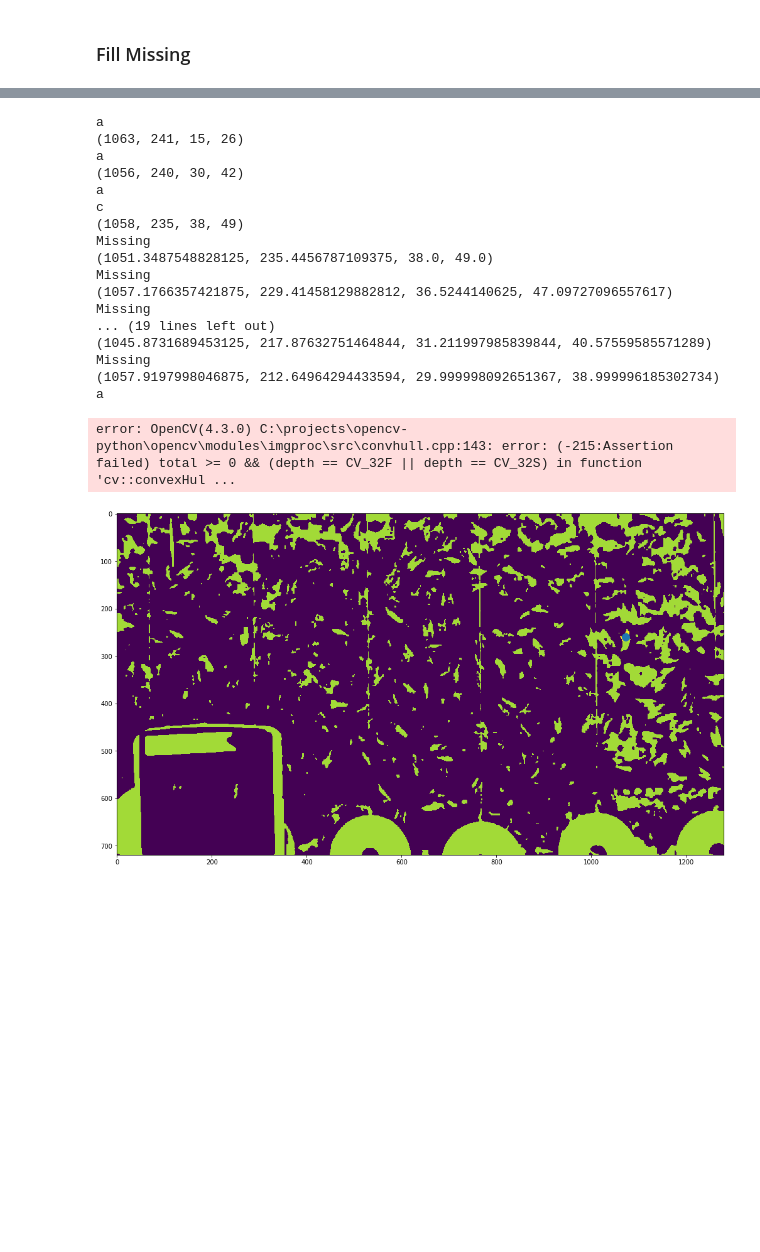
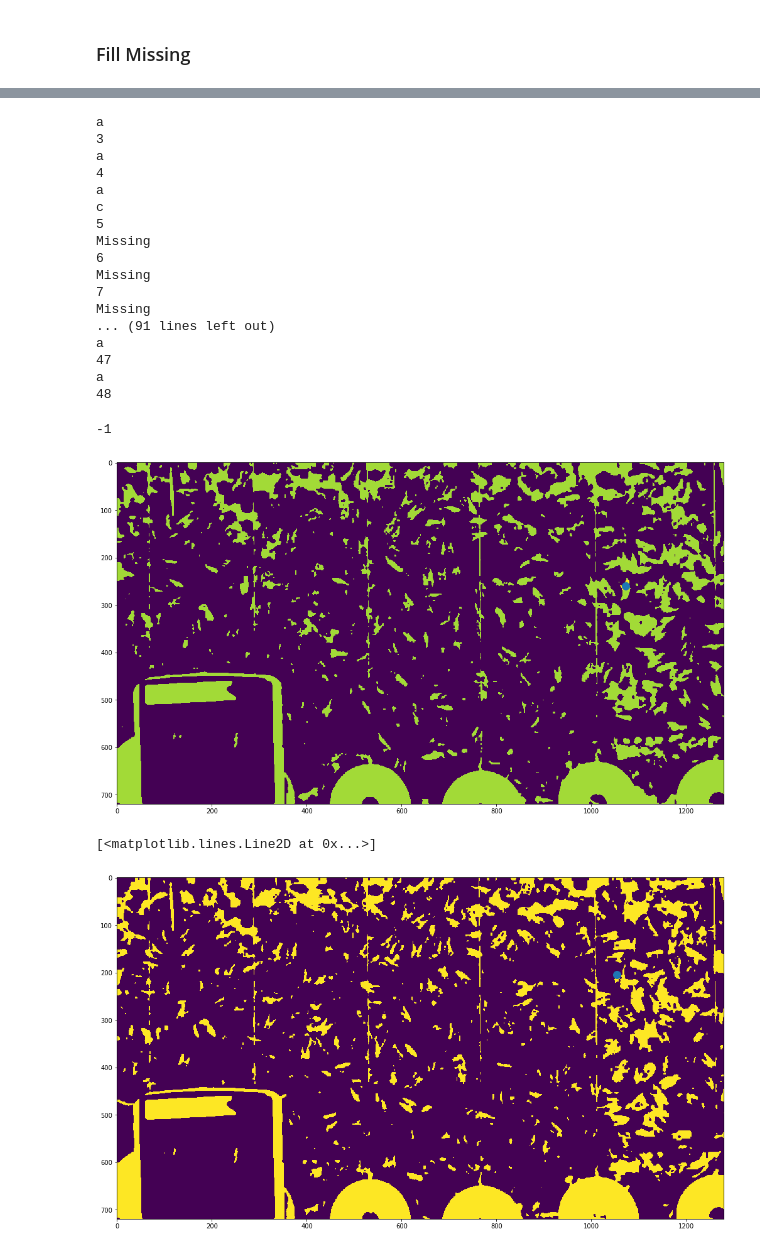
Before and after one commit to Jreece18/WaggleDanceTracker, a Jupyter notebook: TidyDataset.ipynb, the cells around one changed output, grey strips where cells are left out. Drawn from its saved outputs; the diff is of its cells as text; code cells hidden in the pictures; blank space fills up the shorter version.

```diff
--- a/TidyDataset.ipynb
+++ b/TidyDataset.ipynb
@@ -727,9 +728,9 @@ rang = np.arange(clust.loc[0, 'frame'], clust.iloc[-1, :]['frame'], 1)
 missing = list(set(rang)-set(df.frame.values)) # Frames where waggle missing from df
 
 counter = start
+cap = cv2.VideoCapture('Bees10.mov')
 cap.set(1, start)
 ret, frame = cap.read()
-
 
 # Preprocessing
 gray = cv2.cvtColor(frame, cv2.COLOR_BGR2GRAY)
@@ -752,10 +753,14 @@ plt.plot(centre[0], centre[1], marker='o', markersize=12)
 contour = findFullContour(opening, centre)
 rect, box = getFittedBox(contour)
 bbox = rotatedBoxConverter(box)
+avg = bbox[2]*bbox[3]
+total = avg
 
 # Create tracker
 tracker = cv2.TrackerCSRT_create()
 tracker.init(frame, bbox)
+
+rois = []
 
 while counter < end:
     counter += 1
@@ -769,67 +774,101 @@ while counter < end:
     opening = cv2.morphologyEx(thresh, cv2.MORPH_OPEN, kernel, iterations = 2)
     opening = cv2.erode(opening, kernel, iterations=1)
 
+    # If frame not in df, use tracker to fill in the missing
     if counter in missing:
         print('Missing')
         # update tracker
         ret, bbox = tracker.update(frame)
 
+
+    # Else, get a more accurate contour
     else:
         # make bbox around contour and initialise tracker
         print('a')
         waggle = clust[clust['frame']==counter].reset_index()
-        # Add fix for if frame has multiple instances
-        # If KNN is implemented to remove the outlier before this code, it will not be needed
         x, y = waggle.loc[0, 'x'], waggle.loc[0, 'y']
-        bbox = x-10, y-10, 20, 20
+        bbox = x-15, y-15, 30, 30
         contour = findROIContour(opening, bbox)
         centre = getContourMoment(contour)
         contour = findFullContour(opening, centre)
         rect, box = getFittedBox(contour)
         bbox = rotatedBoxConverter(box)
+        # If too large, centre around ROI contour and get bounding box of cropped contour
+        if bbox[2]*bbox[3] > avg*1.5:
+            print('Too Large')
+            # Re-centre ROI to contour, and get bbox on cropped contour
+            x, y = centre
+            bbox = x-15, y-15, 30, 30
+            contour = findROIContour(opening, bbox)
+            rect, box = getFittedBox(contour)
+            print(rect[-1])
+            bbox = rotatedBoxConverter(box)
 
-
+    # If next frame is missing data, initialise tracker on bounding box
     if counter not in missing and counter + 1 in missing:
         print('c')
         # find contour
         tracker = cv2.TrackerCSRT_create()
         tracker.init(frame, bbox)
 
+
+    # VISUALS
     if ret:
     # Tracking success
         p1 = (int(bbox[0]), int(bbox[1]))
         p2 = (int(bbox[0] + bbox[2]), int(bbox[1] + bbox[3]))
         cv2.rectangle(frame, p1, p2, (255, 0, 0), 2, 1)
-        cv2.rectangle(thresh, p1, p2, (255, 0, 0), 2, 1)
+        cv2.rectangle(opening, p1, p2, (255, 0, 0), 2, 1)
     else:
         cv2.putText(frame, "Tracking failure detected", (100, 80), cv2.FONT_HERSHEY_SIMPLEX, 0.75, (0, 0, 255), 2)
-
     cv2.imshow("Tracking", frame)
-    cv2.imshow("Threshold", thresh)
+    cv2.imshow("Threshold", opening)
     cv2.waitKey(2000)
 
-    print(bbox)
+    prev_bbox = bbox
+    print(counter)
+    total, avg = avgArea(bbox, total, (counter-start)) # Track avg size of bounding box
+
 
 cap.release()
 cv2.destroyAllWindows()
 cv2.waitKey(1)
 # %% [output]
 a
-(1063, 241, 15, 26)
+3
 a
-(1056, 240, 30, 42)
+4
 a
 c
-(1058, 235, 38, 49)
+5
 Missing
-(1051.3487548828125, 235.4456787109375, 38.0, 49.0)
+6
 Missing
-(1057.1766357421875, 229.41458129882812, 36.5244140625, 47.09727096557617)
+7
 Missing
-... (19 lines left out)
-(1045.8731689453125, 217.87632751464844, 31.211997985839844, 40.57559585571289)
-Missing
-(1057.9197998046875, 212.64964294433594, 29.999998092651367, 38.999996185302734)
+... (91 lines left out)
 a
+47
+a
+48
-error: OpenCV(4.3.0) C:\projects\opencv-python\opencv\modules\imgproc\src\convhull.cpp:143: error: (-215:Assertion failed) total >= 0 && (depth == CV_32F || depth == CV_32S) in function 'cv::convexHul ...
+-1
 [figure]
+# %%
+cap.set(1, 44)
+ret, frame = cap.read()
+
+# Preprocessing
+gray = cv2.cvtColor(frame, cv2.COLOR_BGR2GRAY)
+gray = cv2.GaussianBlur(gray, (15,15), 1)
+#thresh = cv2.threshold(gray, 130, 220, cv2.THRESH_BINARY)[1]
+thresh = cv2.threshold(gray, 120, 220, cv2.THRESH_BINARY)[1]
+kernel = np.ones((2,2),np.uint8)
+opening = cv2.morphologyEx(thresh, cv2.MORPH_OPEN, kernel, iterations = 2)
+opening = cv2.erode(opening, kernel, iterations=1)
+
+plt.figure(figsize=(20,10))
+plt.imshow(opening)
+plt.plot(1054, 205, marker='o', markersize=12)
+# %% [output]
+[<matplotlib.lines.Line2D at 0x...>]
+[figure, added]
```
Also changed, not shown: parts of 9 cells of this notebook.
